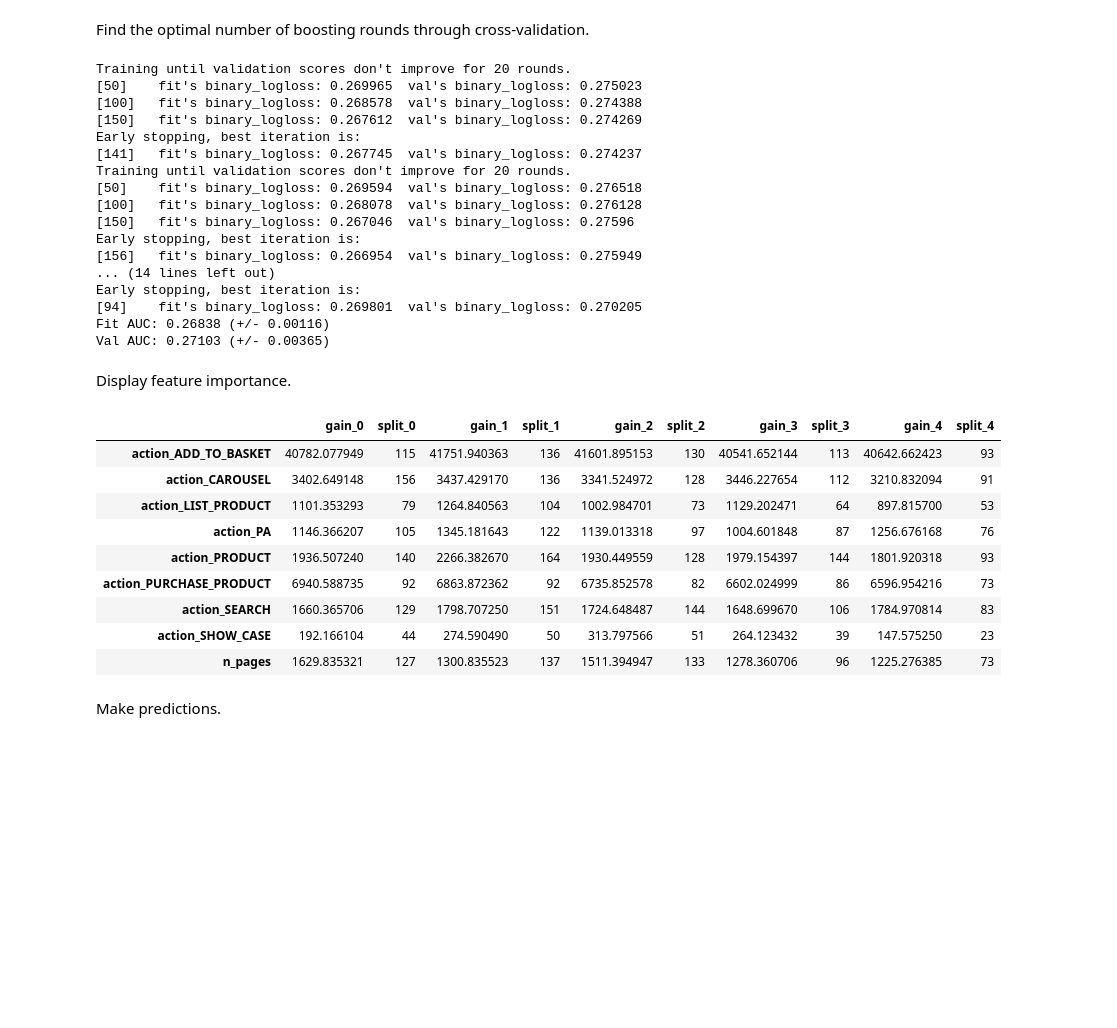
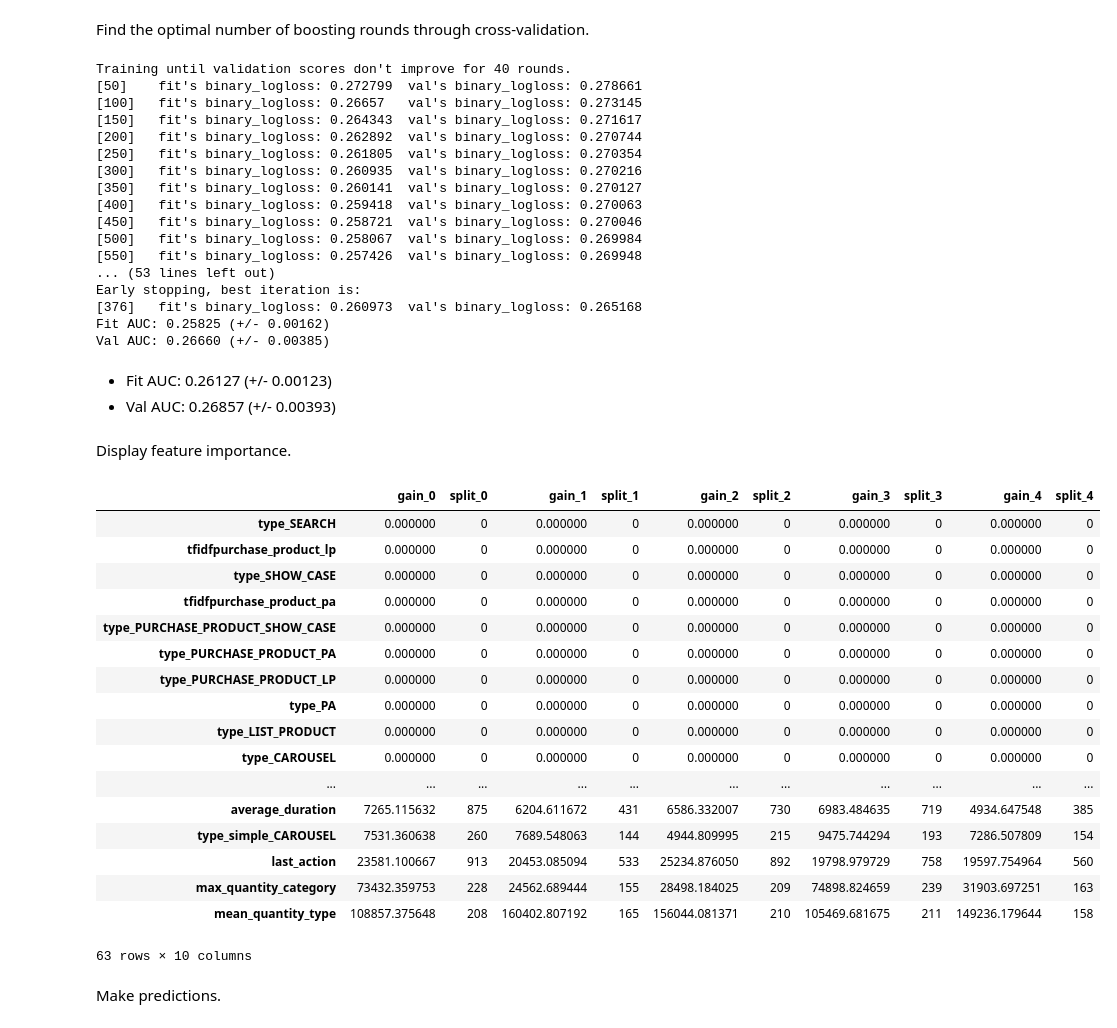
Before and after one commit to MaxHalford/DSG18-final, a Jupyter notebook: Solution.ipynb, the cells around one changed output. Drawn from its saved outputs; the diff is of its cells as text; code cells hidden in the pictures; blank space fills up the shorter version.

```diff
--- a/Solution.ipynb
+++ b/Solution.ipynb
@@ -213,7 +189,7 @@ params = {
     'boosting_type': 'gbdt',
     'metric': 'binary',
     'num_threads': 8,
-    'num_leaves': 2 ** 3,
+    'num_leaves': 2 ** 4,
     'min_data_per_group': 30,
     'max_cat_threshold': 32,
     'max_cat_to_onehot': 4,
@@ -222,19 +198,19 @@ params = {
     'max_bin': 255,
     'min_data_in_bin': 3,
     'scale_pos_weight': 1,
-    'min_data_in_leaf': 30,
-    'learning_rate': 0.08,
+    'min_data_in_leaf': 120,
+    'learning_rate': 0.02,
     'feature_fraction': 1,
     'feature_fraction_seed': 42,
     'bagging_fraction': 1,
     'bagging_seed': 42,
-    'lambda_l1': 0,
-    'lambda_l2': 0,
+    'lambda_l1': 1,
+    'lambda_l2': 2,
     'verbosity': 2
 }
 
 n_splits = 5
-cv = model_selection.KFold(n_splits=5, shuffle=True, random_state=42)
+cv = model_selection.KFold(n_splits=n_splits, shuffle=True, random_state=42)
 submission['target'] = 0
 fit_scores = np.zeros(n_splits)
 val_scores = np.zeros(n_splits)
@@ -260,7 +236,7 @@ for i, (fit_idx, val_idx) in enumerate(cv.split(X_train, y_train)):
         valid_names=('fit', 'val'),
         num_boost_round=10000,
         verbose_eval=50,
-        early_stopping_rounds=20,
+        early_stopping_rounds=40,
         evals_result=evals_result
     )
 
@@ -278,38 +254,49 @@ for i, (fit_idx, val_idx) in enumerate(cv.split(X_train, y_train)):
 print('Fit AUC: {:.5f} (+/- {:.5f})'.format(fit_scores.mean(), fit_scores.std()))
 print('Val AUC: {:.5f} (+/- {:.5f})'.format(val_scores.mean(), val_scores.std()))
 # %% [output]
-Training until validation scores don't improve for 20 rounds.
-[50]    fit's binary_logloss: 0.269965  val's binary_logloss: 0.275023
-[100]   fit's binary_logloss: 0.268578  val's binary_logloss: 0.274388
-[150]   fit's binary_logloss: 0.267612  val's binary_logloss: 0.274269
+Training until validation scores don't improve for 40 rounds.
+[50]    fit's binary_logloss: 0.272799  val's binary_logloss: 0.278661
+[100]   fit's binary_logloss: 0.26657   val's binary_logloss: 0.273145
+[150]   fit's binary_logloss: 0.264343  val's binary_logloss: 0.271617
+[200]   fit's binary_logloss: 0.262892  val's binary_logloss: 0.270744
+[250]   fit's binary_logloss: 0.261805  val's binary_logloss: 0.270354
+[300]   fit's binary_logloss: 0.260935  val's binary_logloss: 0.270216
+[350]   fit's binary_logloss: 0.260141  val's binary_logloss: 0.270127
+[400]   fit's binary_logloss: 0.259418  val's binary_logloss: 0.270063
+[450]   fit's binary_logloss: 0.258721  val's binary_logloss: 0.270046
+[500]   fit's binary_logloss: 0.258067  val's binary_logloss: 0.269984
+[550]   fit's binary_logloss: 0.257426  val's binary_logloss: 0.269948
+... (53 lines left out)
 Early stopping, best iteration is:
-[141]   fit's binary_logloss: 0.267745  val's binary_logloss: 0.274237
-Training until validation scores don't improve for 20 rounds.
-[50]    fit's binary_logloss: 0.269594  val's binary_logloss: 0.276518
-[100]   fit's binary_logloss: 0.268078  val's binary_logloss: 0.276128
-[150]   fit's binary_logloss: 0.267046  val's binary_logloss: 0.27596
-Early stopping, best iteration is:
-[156]   fit's binary_logloss: 0.266954  val's binary_logloss: 0.275949
-... (14 lines left out)
-Early stopping, best iteration is:
-[94]    fit's binary_logloss: 0.269801  val's binary_logloss: 0.270205
-Fit AUC: 0.26838 (+/- 0.00116)
-Val AUC: 0.27103 (+/- 0.00365)
+[376]   fit's binary_logloss: 0.260973  val's binary_logloss: 0.265168
+Fit AUC: 0.25825 (+/- 0.00162)
+Val AUC: 0.26660 (+/- 0.00385)
+# %% [markdown]
+- Fit AUC: 0.26127 (+/- 0.00123)
+- Val AUC: 0.26857 (+/- 0.00393)
 # %% [markdown]
 Display feature importance.
 # %%
-feature_importances_
+feature_importances_.sort_values('gain_0')
 # %% [output]
 |  | gain_0 | split_0 | gain_1 | split_1 | gain_2 | split_2 | gain_3 | split_3 | gain_4 | split_4 |
-| action_ADD_TO_BASKET | 40782.077949 | 115 | 41751.940363 | 136 | 41601.895153 | 130 | 40541.652144 | 113 | 40642.662423 | 93 |
-| action_CAROUSEL | 3402.649148 | 156 | 3437.429170 | 136 | 3341.524972 | 128 | 3446.227654 | 112 | 3210.832094 | 91 |
-| action_LIST_PRODUCT | 1101.353293 | 79 | 1264.840563 | 104 | 1002.984701 | 73 | 1129.202471 | 64 | 897.815700 | 53 |
-| action_PA | 1146.366207 | 105 | 1345.181643 | 122 | 1139.013318 | 97 | 1004.601848 | 87 | 1256.676168 | 76 |
-| action_PRODUCT | 1936.507240 | 140 | 2266.382670 | 164 | 1930.449559 | 128 | 1979.154397 | 144 | 1801.920318 | 93 |
-| action_PURCHASE_PRODUCT | 6940.588735 | 92 | 6863.872362 | 92 | 6735.852578 | 82 | 6602.024999 | 86 | 6596.954216 | 73 |
-| action_SEARCH | 1660.365706 | 129 | 1798.707250 | 151 | 1724.648487 | 144 | 1648.699670 | 106 | 1784.970814 | 83 |
-| action_SHOW_CASE | 192.166104 | 44 | 274.590490 | 50 | 313.797566 | 51 | 264.123432 | 39 | 147.575250 | 23 |
-| n_pages | 1629.835321 | 127 | 1300.835523 | 137 | 1511.394947 | 133 | 1278.360706 | 96 | 1225.276385 | 73 |
+| type_SEARCH | 0.000000 | 0 | 0.000000 | 0 | 0.000000 | 0 | 0.000000 | 0 | 0.000000 | 0 |
+| tfidfpurchase_product_lp | 0.000000 | 0 | 0.000000 | 0 | 0.000000 | 0 | 0.000000 | 0 | 0.000000 | 0 |
+| type_SHOW_CASE | 0.000000 | 0 | 0.000000 | 0 | 0.000000 | 0 | 0.000000 | 0 | 0.000000 | 0 |
+| tfidfpurchase_product_pa | 0.000000 | 0 | 0.000000 | 0 | 0.000000 | 0 | 0.000000 | 0 | 0.000000 | 0 |
+| type_PURCHASE_PRODUCT_SHOW_CASE | 0.000000 | 0 | 0.000000 | 0 | 0.000000 | 0 | 0.000000 | 0 | 0.000000 | 0 |
+| type_PURCHASE_PRODUCT_PA | 0.000000 | 0 | 0.000000 | 0 | 0.000000 | 0 | 0.000000 | 0 | 0.000000 | 0 |
+| type_PURCHASE_PRODUCT_LP | 0.000000 | 0 | 0.000000 | 0 | 0.000000 | 0 | 0.000000 | 0 | 0.000000 | 0 |
+| type_PA | 0.000000 | 0 | 0.000000 | 0 | 0.000000 | 0 | 0.000000 | 0 | 0.000000 | 0 |
+| type_LIST_PRODUCT | 0.000000 | 0 | 0.000000 | 0 | 0.000000 | 0 | 0.000000 | 0 | 0.000000 | 0 |
+| type_CAROUSEL | 0.000000 | 0 | 0.000000 | 0 | 0.000000 | 0 | 0.000000 | 0 | 0.000000 | 0 |
+| ... | ... | ... | ... | ... | ... | ... | ... | ... | ... | ... |
+| average_duration | 7265.115632 | 875 | 6204.611672 | 431 | 6586.332007 | 730 | 6983.484635 | 719 | 4934.647548 | 385 |
+| type_simple_CAROUSEL | 7531.360638 | 260 | 7689.548063 | 144 | 4944.809995 | 215 | 9475.744294 | 193 | 7286.507809 | 154 |
+| last_action | 23581.100667 | 913 | 20453.085094 | 533 | 25234.876050 | 892 | 19798.979729 | 758 | 19597.754964 | 560 |
+| max_quantity_category | 73432.359753 | 228 | 24562.689444 | 155 | 28498.184025 | 209 | 74898.824659 | 239 | 31903.697251 | 163 |
+| mean_quantity_type | 108857.375648 | 208 | 160402.807192 | 165 | 156044.081371 | 210 | 105469.681675 | 211 | 149236.179644 | 158 |
+63 rows × 10 columns
 # %% [markdown]
 Make predictions.
 # %%
```
Also changed, not shown: parts of 41 cells of this notebook.
